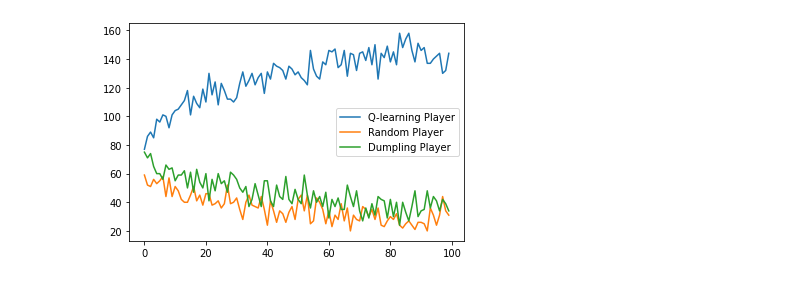
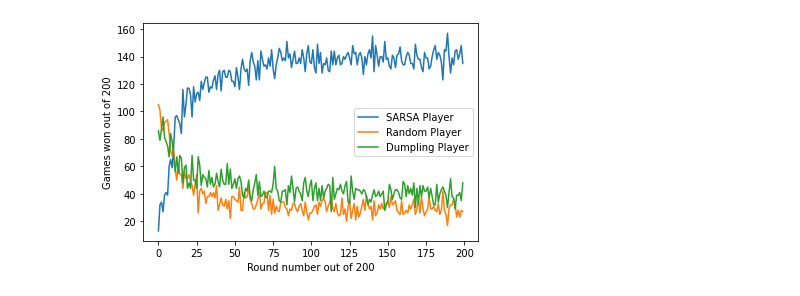
Before and after one commit to peytoncchen/CS238-SushiGo, a Jupyter notebook: sushigo.ipynb, the cells around one changed output. Cells and saved outputs as stored; diff of their text form; code cells hidden in the pictures.

```diff
--- a/sushigo.ipynb
+++ b/sushigo.ipynb
@@ -360,27 +392,29 @@ class SushiGo:
 # %%
-p1 = QLearnPlayer('Q-learning Player')
+p1 = SARSAPlayer('SARSA Player')
 p2 = RandomPlayer('Random Player')
 p3 = DumplingPlayer('Dumpling Player')
 state = SushiGo([p1, p2, p3])
 all_results = []
 
-for i in tqdm(range(100)):
+for i in tqdm(range(200)):
     state.play_games(num_games=200)
     all_results.append(state.player_games_won)
 # %%
 from matplotlib import pyplot as plt
 %matplotlib inline
 
-x = [i for i in range(100)]
+x = [i for i in range(200)]
 player1y = [arr[0] for arr in all_results]
 player2y = [arr[1] for arr in all_results]
 player3y = [arr[2] for arr in all_results]
 
-plt.plot(x, player1y, label = "Q-learning Player")
-plt.plot(x, player2y, label = "Random Player")
-plt.plot(x, player3y, label = "Dumpling Player")
+plt.plot(x, player1y, label = p1.name)
+plt.plot(x, player2y, label = p2.name)
+plt.plot(x, player3y, label = p3.name)
 plt.legend()
+plt.ylabel('Games won out of 200')
+plt.xlabel('Round number out of 200')
 plt.show()
 # %% [output]
-[figure, old version]
+[figure, new version]
 # %%
```
Also changed, not shown: parts of 13 cells of this notebook, 3 other files.
